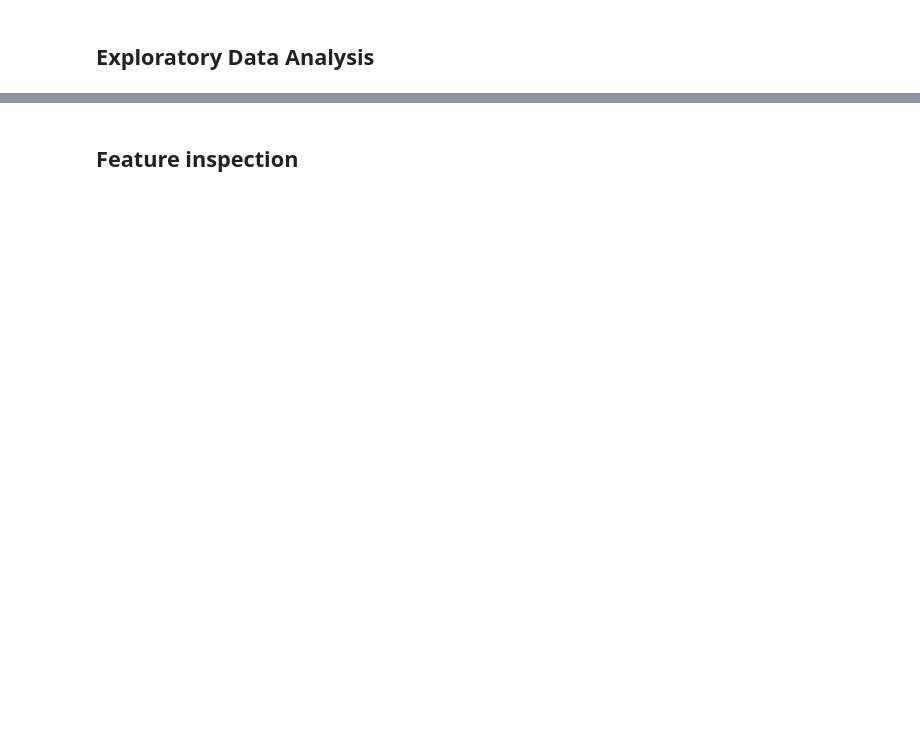
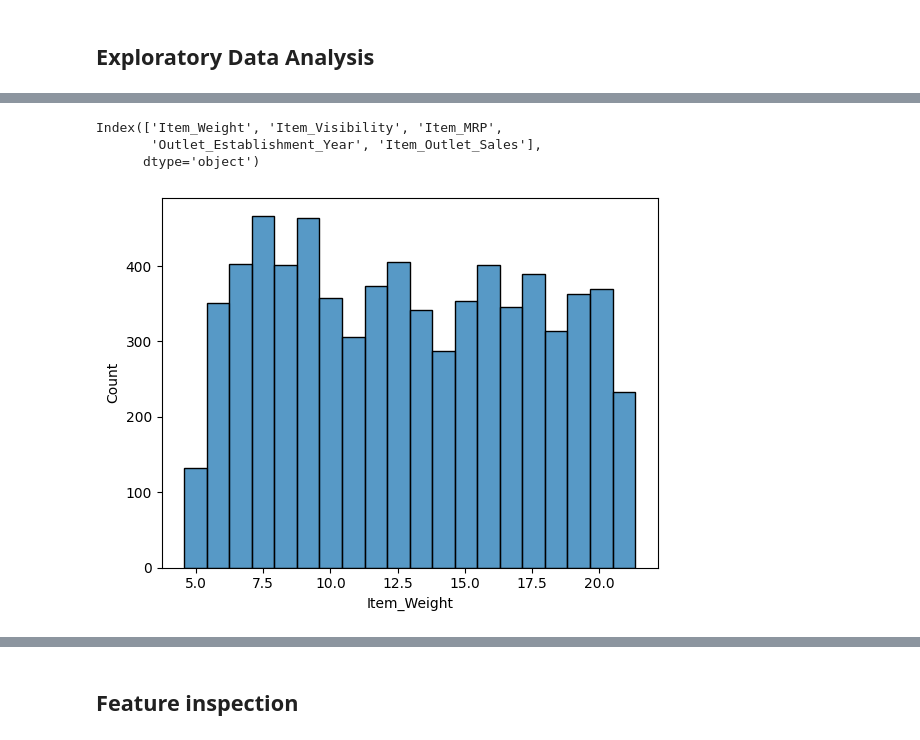
Before and after one commit to lena-33/Prediction_of_Product_Sales, a Jupyter notebook: Prediction_of_Product_Sales.ipynb, the cells around one changed output, grey strips where cells are left out. Cells and saved outputs as stored; diff of their text form; code cells hidden in the pictures; blank space fills up the shorter version.

```diff
--- a/Prediction_of_Product_Sales.ipynb
+++ b/Prediction_of_Product_Sales.ipynb
@@ -214,0 +224,6 @@ df.describe().round(2)
+# %%
+df.select_dtypes('number').columns
+# %% [output]
+Index(['Item_Weight', 'Item_Visibility', 'Item_MRP',
+       'Outlet_Establishment_Year', 'Item_Outlet_Sales'],
+      dtype='object')
@@ -214,0 +233,4 @@ df.describe().round(2)
+# %%
+sns.histplot(data=df , x='Item_Weight');
+# %% [output]
+[figure, added]
```
Also changed, not shown: parts of 21 cells of this notebook.
